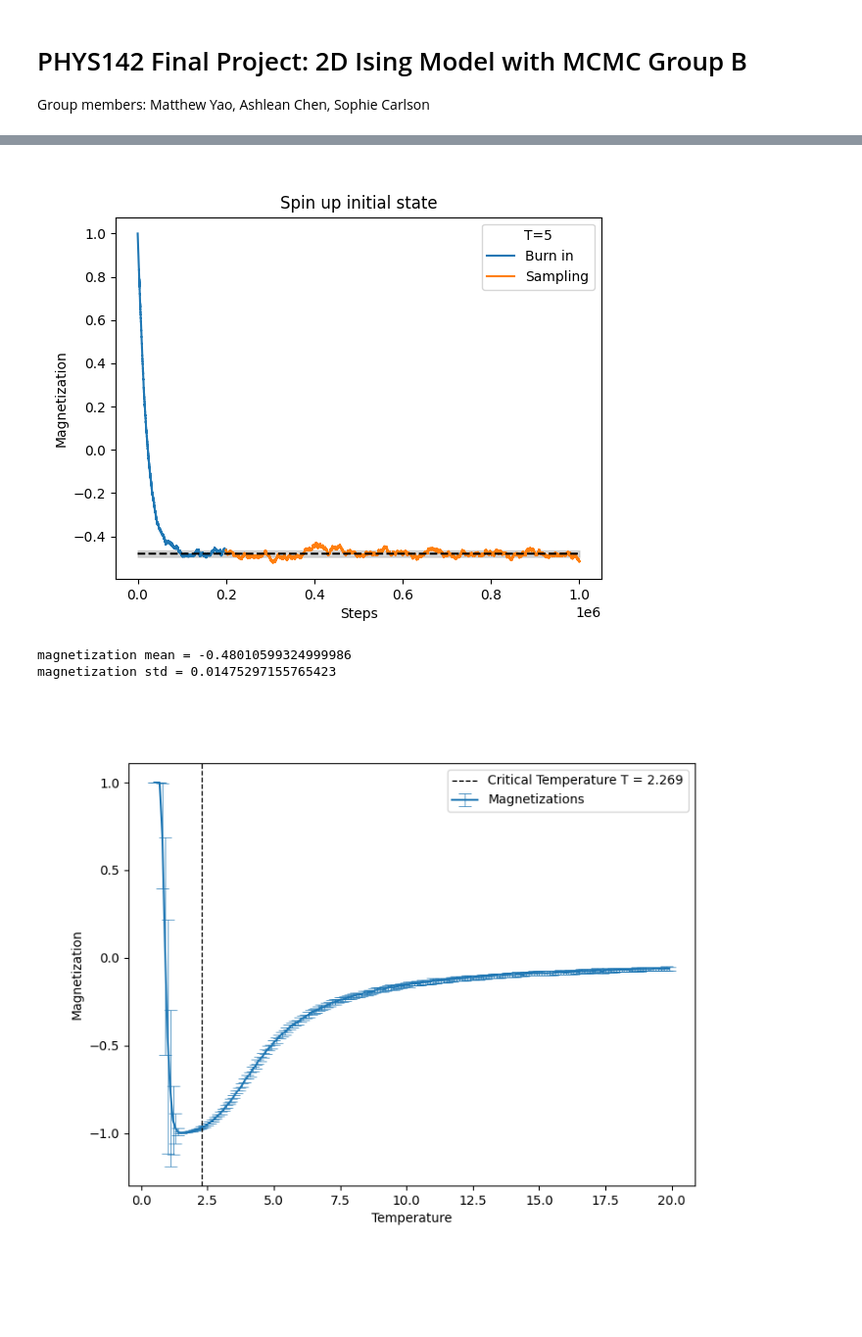
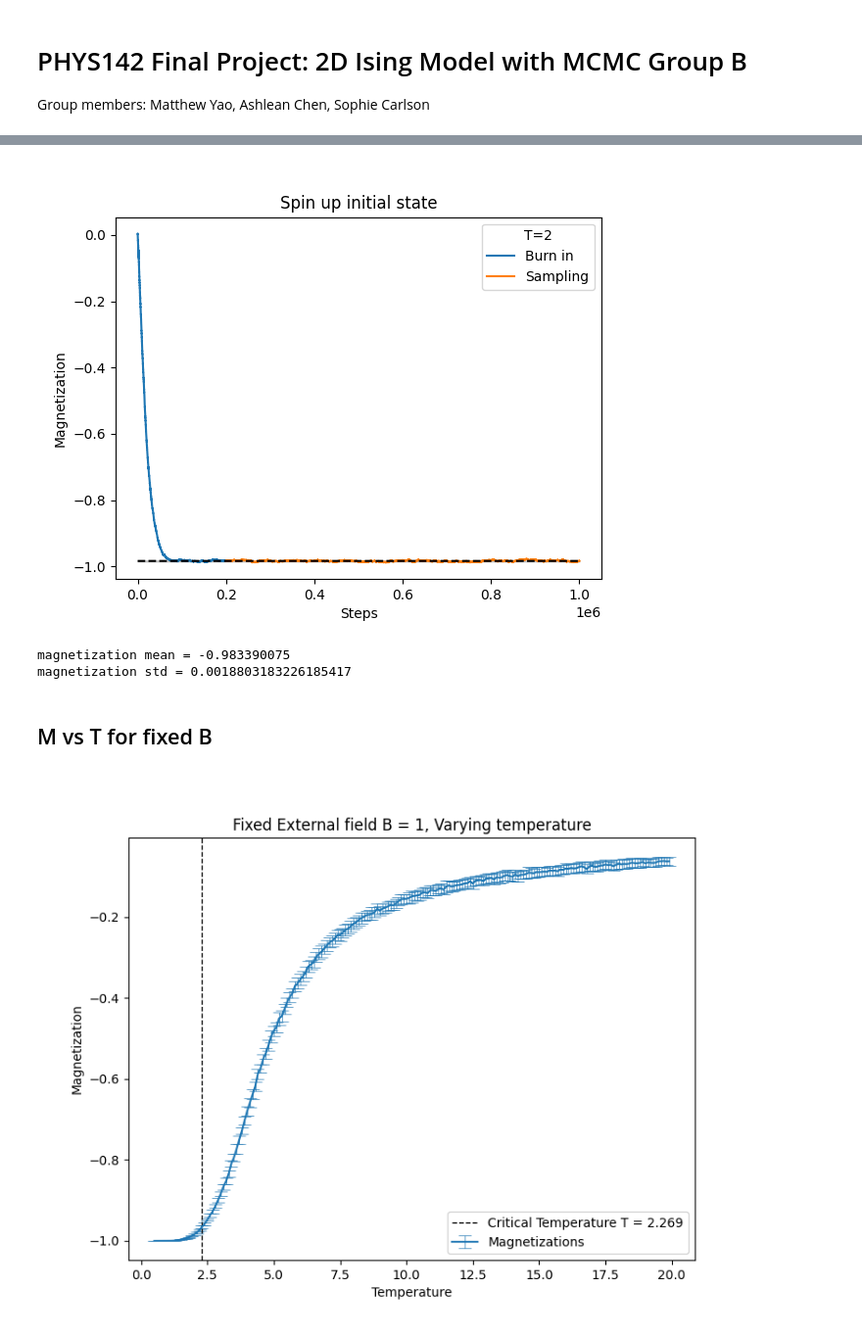
Before and after one commit to mattyaoo/phys142final, a Jupyter notebook: final.ipynb, the cells around one changed output, grey strips where cells are left out. Shown at 98% size. Drawn from its saved outputs; the diff is of its cells as text; code cells hidden in the pictures; blank space fills up the shorter version.

Commit message:
Add plots m vs B; m vs T

```diff
--- a/final.ipynb
+++ b/final.ipynb
@@ -79,12 +81,15 @@ STEPS = 1_000_000
 N = 100
 J = 1
 KB = 1
-T = 5
+T = 2
 B = 1
 
+# initialize random lattice
+lattice_spins_rand = 2 * (np.random.randint(2, size=(N, N)) - 0.5)
+# initialize ordered lattice with all spins up
 lattice_spins = np.ones((N, N))
 m_values = np.zeros(STEPS)
-num_accept, m_values = ising_mcmc(lattice_spins, STEPS, T, B)
+num_accept, m_values = ising_mcmc(lattice_spins_rand, STEPS, T, B)
 # %%
 BURNIN = 200_000
 
@@ -108,10 +113,13 @@ plt.show()
 print(f"magnetization mean = {m_mean}")
 print(f"magnetization std = {m_std}")
 # %% [output]
-[figure, old version]
+[figure, new version]
-magnetization mean = -0.48010599324999986
-magnetization std = 0.01475297155765423
+magnetization mean = -0.983390075
+magnetization std = 0.0018803183226185417
+# %% [markdown]
+## M vs T for fixed B
 # %%
+B = 1
 temps = np.arange(.5, 20.0, .1)
 m_values_list = []
 m_mean_list = []
@@ -120,14 +128,13 @@ for T in tqdm.tqdm(temps):
     BURNIN = 200_000
     STEPS = 1_000_000
 
-    lattice_spins = np.ones((N, N))
-
-    rand = np.random.rand(STEPS)
-    rand_pos = np.random.randint(0, N, size=(STEPS, 2))
-    lattice_spins = np.ones((N, N))
+    # initialize random lattice
+    lattice_spins = 2 * (np.random.randint(2, size=(N, N)) - 0.5)
+    # initialize ordered lattice with all spins up
+    #lattice_spins = -1 * np.ones((N, N))
     m_values = np.zeros(STEPS)
 
-    num_accept, m_values = mcmc(lattice_spins, STEPS, rand, rand_pos, m_values, T, 1)
+    num_accept, m_values = ising_mcmc(lattice_spins, STEPS, T, B)
     m_mean = np.mean(m_values[BURNIN:])
     m_std = np.std(m_values[BURNIN:])
     m_values_list.append(m_values)
@@ -136,11 +143,12 @@ for T in tqdm.tqdm(temps):
 # %%
 fig = plt.figure(figsize = (8,6))
 plt.errorbar(temps, m_mean_list, yerr=m_std_list, capsize=5, capthick=.5, elinewidth=.5, label="Magnetizations")
 plt.xlabel('Temperature')
 plt.ylabel('Magnetization')
+plt.title(f'Fixed External field B = {B}, Varying temperature')
 plt.axvline(x=2.269, color='black', linestyle='--', linewidth = 1, label="Critical Temperature T = 2.269")
 plt.legend()
 #plt.savefig('figures/crit.pdf', format='pdf', dpi=1200, bbox_inches='tight')
 plt.show()
 # %% [output]
-[figure, old version]
+[figure, new version]
```
Also changed, not shown: parts of 4 cells of this notebook.
